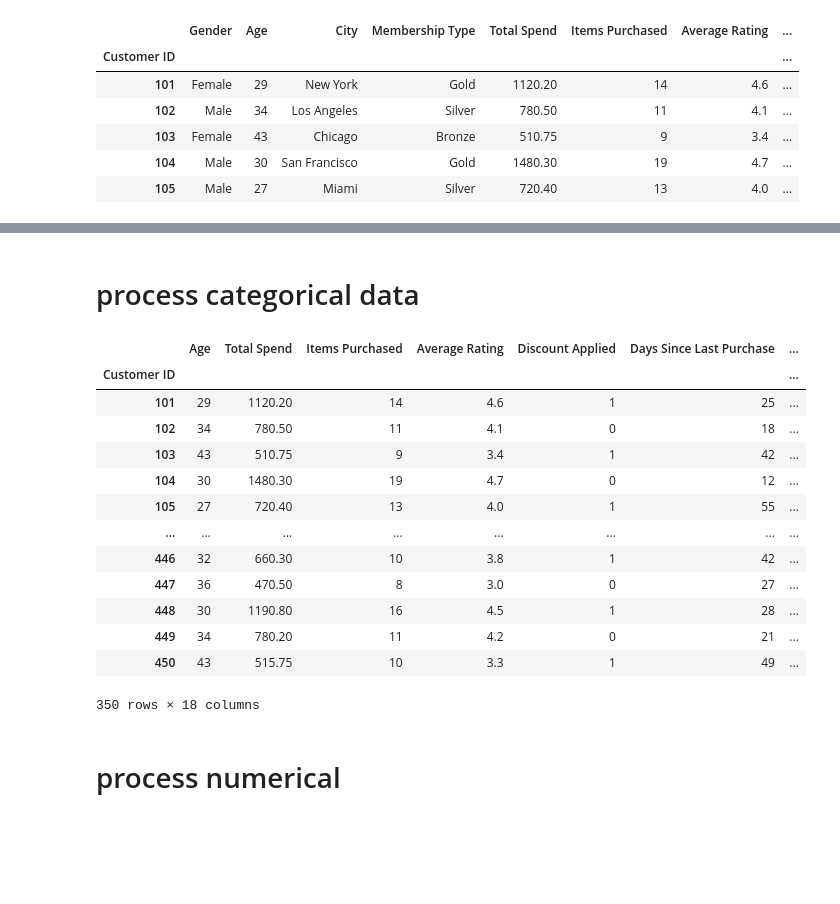
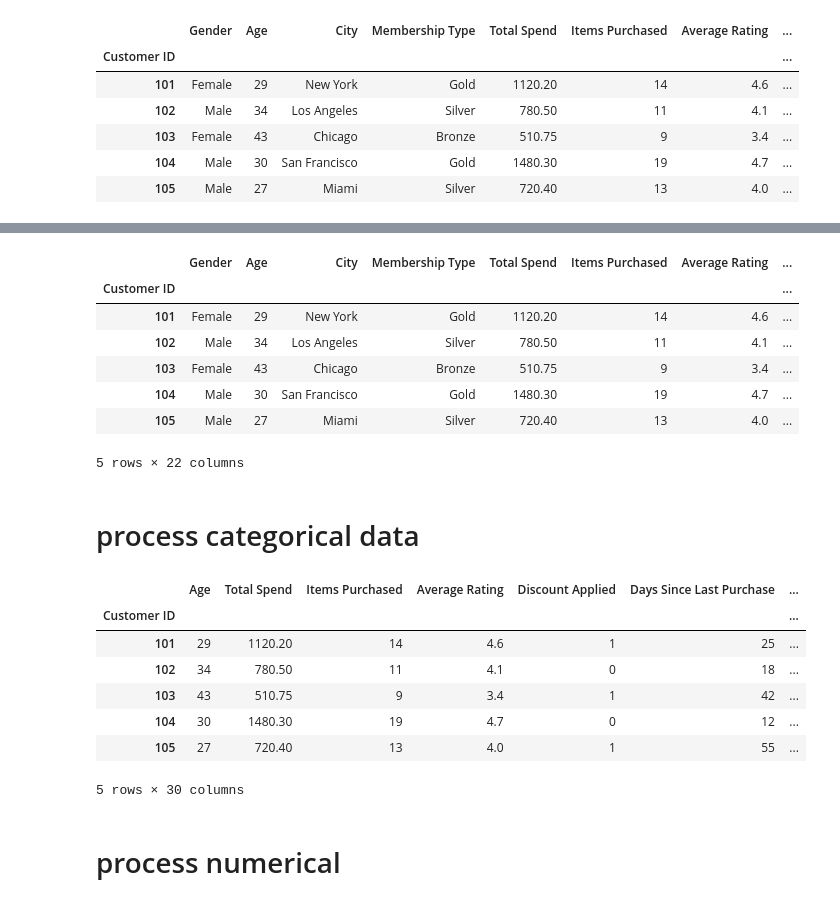
Before and after one commit to Marikinyo/E-commerce-Customer-Behavior, a Jupyter notebook: customer segmentation_data_preprocessing.ipynb, the cells around one changed output, grey strips where cells are left out. Drawn from its saved outputs; the diff is of its cells as text; code cells hidden in the pictures; blank space fills up the shorter version.

Commit message:
add city + age_range category

```diff
--- a/customer segmentation_data_preprocessing.ipynb
+++ b/customer segmentation_data_preprocessing.ipynb
@@ -51,0 +37,7 @@ df.head()
+# %%
+df['age_range'] = df['Age'].apply(
+    lambda age: 'Child' if 0 <= age <= 16 else
+    'Young Adults' if 17 <= age <= 30 else
+    'Middle-aged Adults' if 31 <= age <= 45 else
+    'Old-aged Adults'
+)
@@ -52,3 +56,30 @@ df.head()
+# %%
+# List of unique cities and age ranges
+cities = df['City'].unique()
+age_ranges = df['age_range'].unique()
+# %%
+# Create new columns for each combination of city and age_range
+for city in cities:
+    for age_range in age_ranges:
+        column_name = f"{city.replace(' ', '_')}_{age_range.replace(' ', '_')}"  # Replace spaces with underscores
+        df[column_name] = np.where(
+            (df['City'] == city) & (df['age_range'] == age_range),  # Check if both city and age_range match
+            1,  # Assign a value (e.g., 1) if the condition is met
+            0   # Assign 0 otherwise
+        )
+# %%
+df = df.drop(columns=['age_range'])
+# %%
+df.head()
+# %% [output]
+|  | Gender | Age | City | Membership Type | Total Spend | Items Purchased | Average Rating | ... |
+| Customer ID |  |  |  |  |  |  |  | ... |
+| 101 | Female | 29 | New York | Gold | 1120.20 | 14 | 4.6 | ... |
+| 102 | Male | 34 | Los Angeles | Silver | 780.50 | 11 | 4.1 | ... |
+| 103 | Female | 43 | Chicago | Bronze | 510.75 | 9 | 3.4 | ... |
+| 104 | Male | 30 | San Francisco | Gold | 1480.30 | 19 | 4.7 | ... |
+| 105 | Male | 27 | Miami | Silver | 720.40 | 13 | 4.0 | ... |
+5 rows × 22 columns
 # %% [markdown]
 # process categorical data
 # %%
@@ -66,22 +97,16 @@ df = pd.get_dummies(df, columns=['Gender', 'City', 'Membership Type'])
 # Convert the one-hot encoded columns to integers
 df[categorical_columns] = df[categorical_columns].astype(int)
 # %%
-df
+df.head()
 # %% [output]
 |  | Age | Total Spend | Items Purchased | Average Rating | Discount Applied | Days Since Last Purchase | ... |
 | Customer ID |  |  |  |  |  |  | ... |
 | 101 | 29 | 1120.20 | 14 | 4.6 | 1 | 25 | ... |
 | 102 | 34 | 780.50 | 11 | 4.1 | 0 | 18 | ... |
 | 103 | 43 | 510.75 | 9 | 3.4 | 1 | 42 | ... |
 | 104 | 30 | 1480.30 | 19 | 4.7 | 0 | 12 | ... |
 | 105 | 27 | 720.40 | 13 | 4.0 | 1 | 55 | ... |
-| ... | ... | ... | ... | ... | ... | ... | ... |
-| 446 | 32 | 660.30 | 10 | 3.8 | 1 | 42 | ... |
-| 447 | 36 | 470.50 | 8 | 3.0 | 0 | 27 | ... |
-| 448 | 30 | 1190.80 | 16 | 4.5 | 1 | 28 | ... |
-| 449 | 34 | 780.20 | 11 | 4.2 | 0 | 21 | ... |
-| 450 | 43 | 515.75 | 10 | 3.3 | 1 | 49 | ... |
-350 rows × 18 columns
+5 rows × 30 columns
 # %% [markdown]
 # process numerical
 # %%
```
Also changed, not shown: parts of 6 cells of this notebook, 1 other file.
